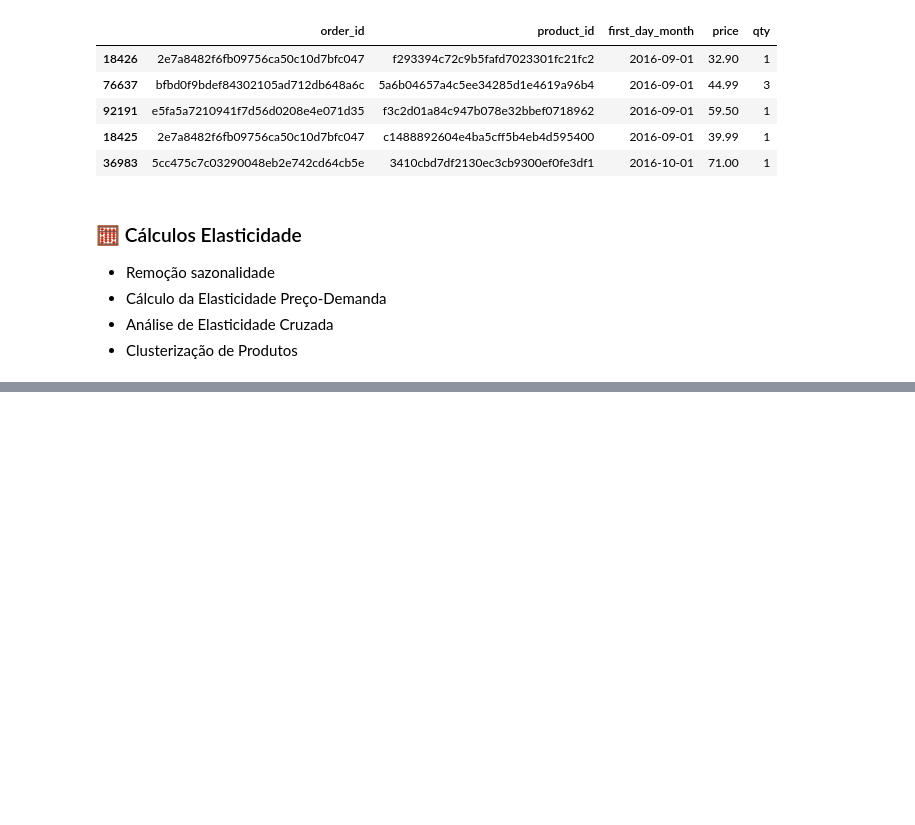
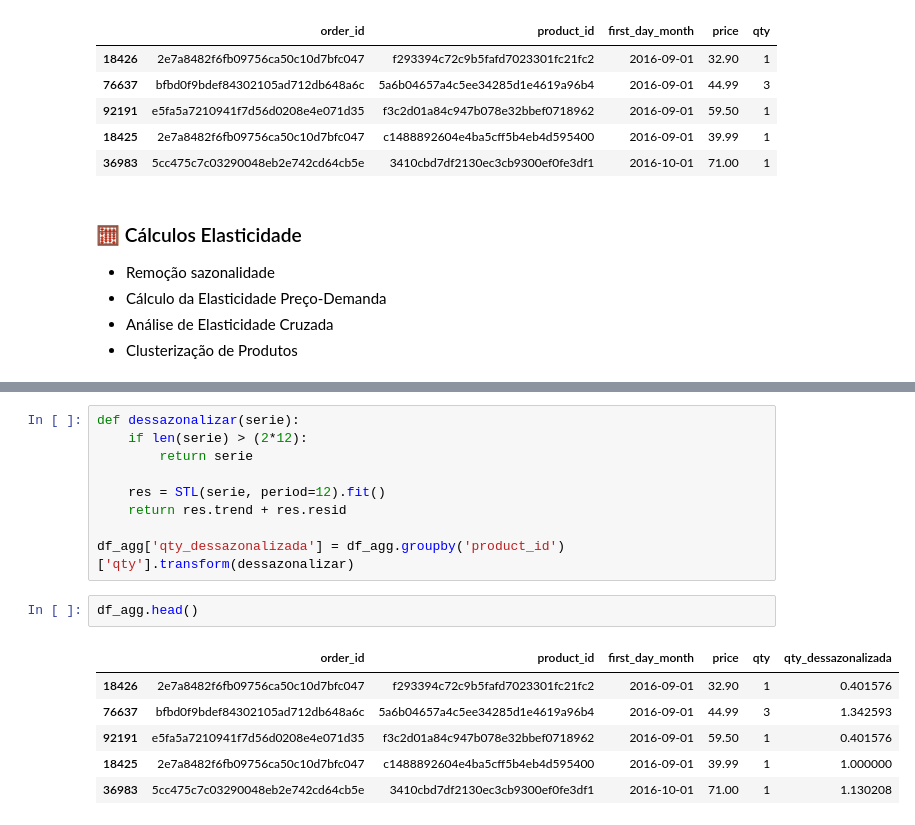
Before and after one commit to diogobueno-analytics/preco-elasticidade-olist, a Jupyter notebook: pricing_elasticity_analysis.ipynb, the cells around one changed output, grey strips where cells are left out. Cells and saved outputs as stored; diff of their text form; blank space fills up the shorter version.

```diff
--- a/pricing_elasticity_analysis.ipynb
+++ b/pricing_elasticity_analysis.ipynb
@@ -147,0 +165,18 @@ df_agg.head()
+# %%
+def dessazonalizar(serie):
+    if len(serie) > (2*12):
+        return serie
+
+    res = STL(serie, period=12).fit()
+    return res.trend + res.resid
+
+df_agg['qty_dessazonalizada'] = df_agg.groupby('product_id')['qty'].transform(dessazonalizar)
+# %%
+df_agg.head()
+# %% [output]
+|  | order_id | product_id | first_day_month | price | qty | qty_dessazonalizada |
+| 18426 | 2e7a8482f6fb09756ca50c10d7bfc047 | f293394c72c9b5fafd7023301fc21fc2 | 2016-09-01 | 32.90 | 1 | 0.401576 |
+| 76637 | bfbd0f9bdef84302105ad712db648a6c | 5a6b04657a4c5ee34285d1e4619a96b4 | 2016-09-01 | 44.99 | 3 | 1.342593 |
+| 92191 | e5fa5a7210941f7d56d0208e4e071d35 | f3c2d01a84c947b078e32bbef0718962 | 2016-09-01 | 59.50 | 1 | 0.401576 |
+| 18425 | 2e7a8482f6fb09756ca50c10d7bfc047 | c1488892604e4ba5cff5b4eb4d595400 | 2016-09-01 | 39.99 | 1 | 1.000000 |
+| 36983 | 5cc475c7c03290048eb2e742cd64cb5e | 3410cbd7df2130ec3cb9300ef0fe3df1 | 2016-10-01 | 71.00 | 1 | 1.130208 |
```
Also changed, not shown: parts of 2 cells of this notebook.
